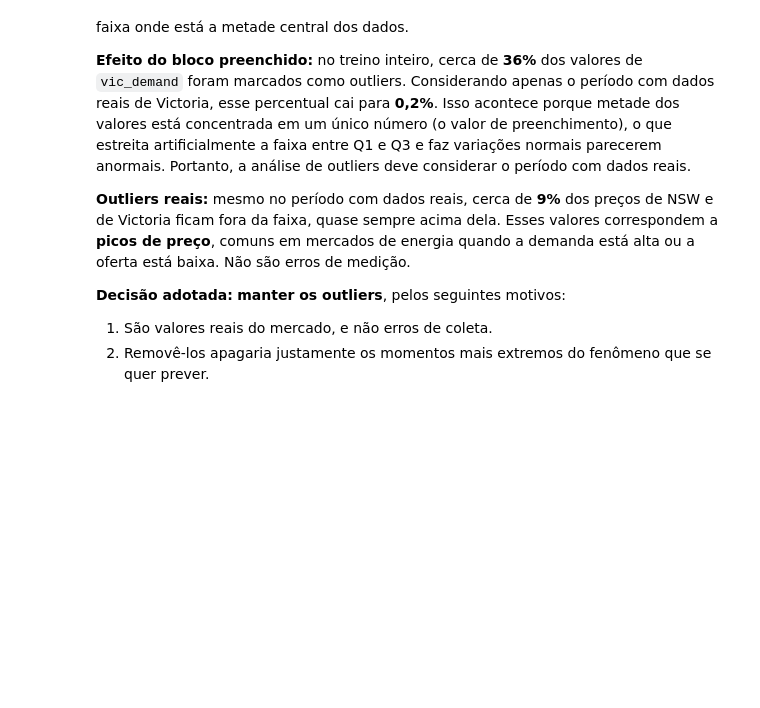
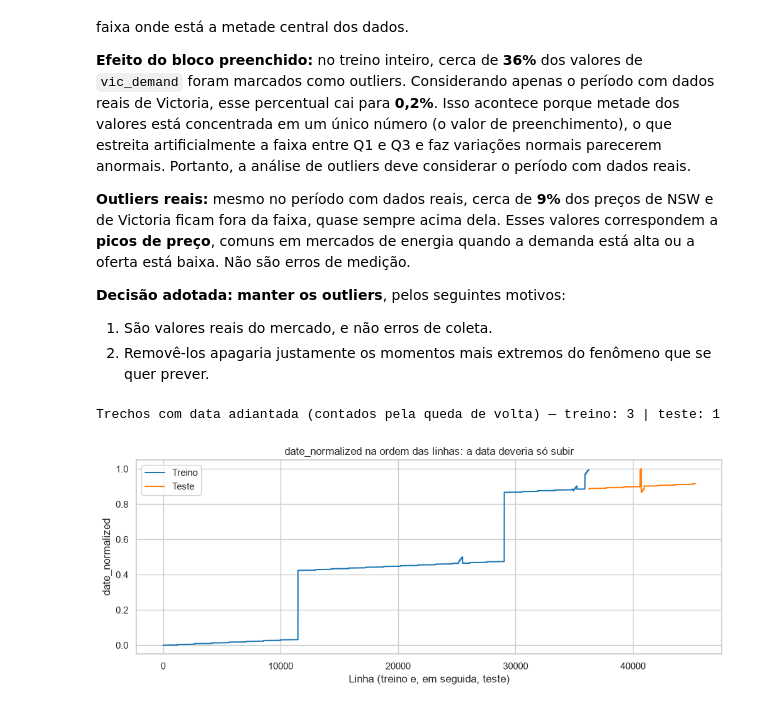
Before and after one commit to eshernandes/aprendizado-maquina-electricity, a Jupyter notebook: notebooks/electricity.ipynb, the cells around one changed output. Drawn from its saved outputs; the diff is of its cells as text; code cells hidden in the pictures; blank space fills up the shorter version.

```diff
--- a/notebooks/electricity.ipynb
+++ b/notebooks/electricity.ipynb
@@ -227,3 +227,21 @@ A detecção de outliers foi feita pela **regra do IQR**: um valor é considerad
 **Decisão adotada:** **manter os outliers**, pelos seguintes motivos:
 1. São valores reais do mercado, e não erros de coleta.
 2. Removê-los apagaria justamente os momentos mais extremos do fenômeno que se quer prever.
+# %%
+# Cada linha é meia hora depois da anterior, então a data deveria só subir
+saltos_treino = (train["date_normalized"].diff() < 0).sum()
+saltos_teste  = (test["date_normalized"].diff() < 0).sum()
+print("Trechos com data adiantada (contados pela queda de volta) — treino:", saltos_treino, "| teste:", saltos_teste)
+
+fig, ax = plt.subplots(figsize=(12, 4))
+ax.plot(range(len(train)), train["date_normalized"], color="tab:blue", label="Treino")
+ax.plot(range(len(train), len(train) + len(test)), test["date_normalized"],
+        color="tab:orange", label="Teste")
+ax.set_title("date_normalized na ordem das linhas: a data deveria só subir")
+ax.set_xlabel("Linha (treino e, em seguida, teste)")
+ax.set_ylabel("date_normalized")
+ax.legend()
+plt.show()
+# %% [output]
+Trechos com data adiantada (contados pela queda de volta) — treino: 3 | teste: 1
+[figure, added]
```
Also changed, not shown: parts of 28 cells of this notebook.
